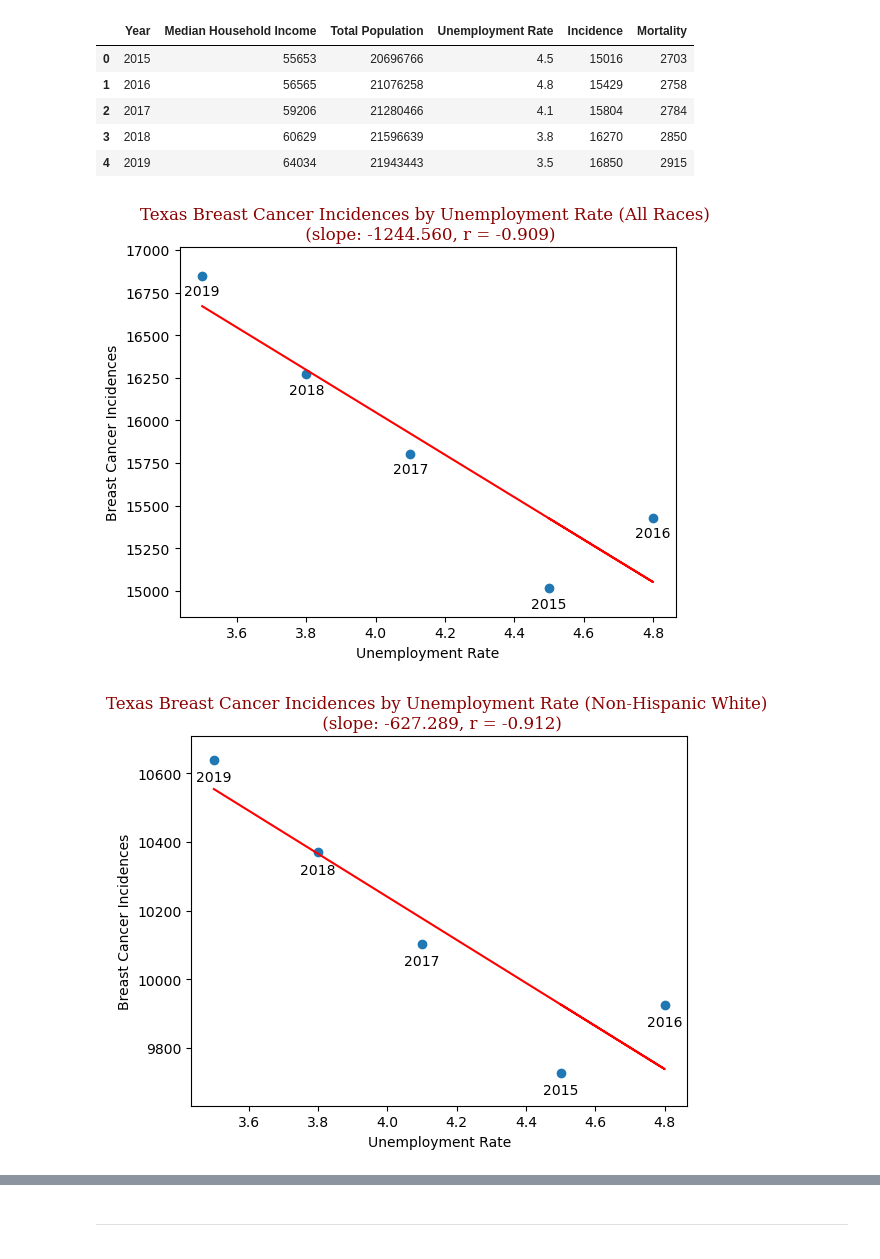
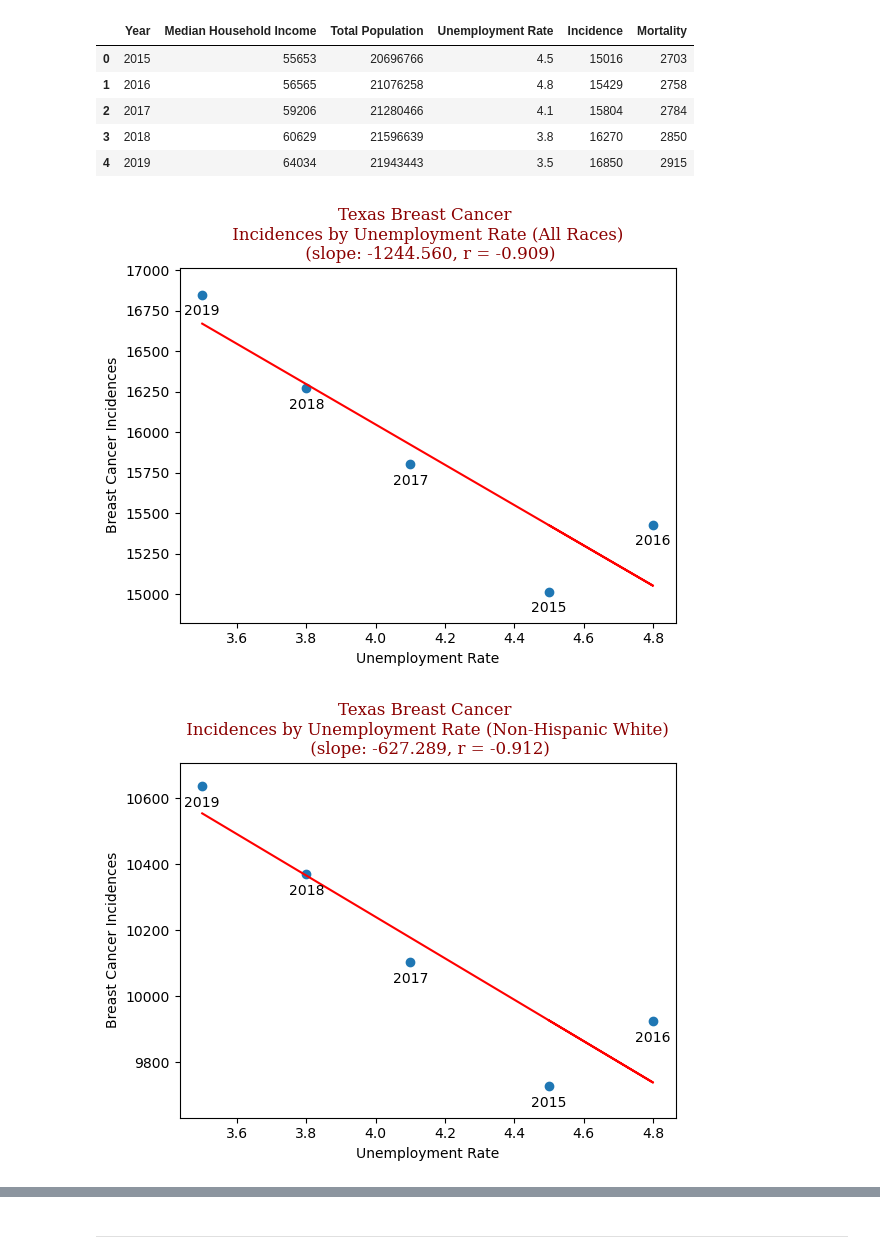
Before and after one commit to emilymees/Project-One, a Jupyter notebook: per_state.ipynb, the cells around one changed output, grey strips where cells are left out. Saved outputs shown, nothing was run; the diff lists cells and outputs as text; code cells hidden in the pictures.

Commit message:
updated figure titles

```diff
--- a/per_state.ipynb
+++ b/per_state.ipynb
@@ -195,40 +195,40 @@ texas_no_race
 # %%
 # Plot of texas_no_race breast cancer cases by unemployment rate
 
 font = {'family': 'serif', 'color': 'darkred', 'weight': 'normal', 'size': 12}
 
 fig = plt.figure()
-# fig.subplots_adjust(wspace=.2, top=.85, bottom=.4)
+fig.subplots_adjust(top=.85)
 
 ax = fig.add_subplot()
 x = texas_no_race['Unemployment Rate']
 y = texas_no_race['Incidence']
 ax.scatter(x, y)
 lin_reg(np.array(texas_no_race['Unemployment Rate']), np.array(texas_no_race['Incidence']))
 r, p = st.pearsonr(np.array(texas_no_race['Unemployment Rate']), np.array(texas_no_race['Incidence']))
 z = np.polyfit(np.array(texas_no_race['Unemployment Rate']), np.array(texas_no_race['Incidence']), 1)
-ax.set_title(f'Texas Breast Cancer Incidences by Unemployment Rate (All Races) \n (slope: {z[0]:.3f}, r = {r:.3f})', fontdict=font)
+ax.set_title(f'Texas Breast Cancer \n Incidences by Unemployment Rate (All Races) \n (slope: {z[0]:.3f}, r = {r:.3f})', fontdict=font)
 ax.set_xlabel('Unemployment Rate')
 ax.set_ylabel('Breast Cancer Incidences')
 ymin, ymax = ax.get_ylim()
-ax.set_ylim(ymin-75, ymax+75)
+ax.set_ylim(ymin-100, ymax+75)
 
-for i1, i2, years in zip(texas_no_race["Unemployment Rate"], texas_no_race["Incidence"]-50, texas_no_race["Year"]):
+for i1, i2, years in zip(texas_no_race["Unemployment Rate"], texas_no_race["Incidence"]-60, texas_no_race["Year"]):
         plt.text(i1, i2, f"{years}", va="top", ha="center")
 
 plt.savefig("Figures/2_TX_Unemploy_All.png")
 
 # fig.tight_layout()
 plt.show()
 # %% [output]
-[figure, old version]
+[figure, new version]
 # %%
 # Plot of texas breast cancer cases by unemployment rate (Non-Hispanic White)
 
 font = {'family': 'serif', 'color': 'darkred', 'weight': 'normal', 'size': 12}
 
 fig = plt.figure()
-# fig.subplots_adjust(wspace=.2, top=.85, bottom=.4)
+fig.subplots_adjust(top=.85)
 
 ax = fig.add_subplot()
 x = texas.loc[texas["Race"] == "Non-Hispanic White", 'Unemployment Rate']
@@ -240,7 +240,7 @@ r, p = st.pearsonr(np.array(texas.loc[texas['Race'] == 'Non-Hispanic White', 'Un
                     np.array(texas.loc[texas['Race'] == 'Non-Hispanic White', 'Incidence']))
 z = np.polyfit(np.array(texas.loc[texas['Race'] == 'Non-Hispanic White', 'Unemployment Rate']),
                 np.array(texas.loc[texas['Race'] == 'Non-Hispanic White', 'Incidence']), 1)
-ax.set_title(f'Texas Breast Cancer Incidences by Unemployment Rate (Non-Hispanic White) \n (slope: {z[0]:.3f}, r = {r:.3f})', fontdict=font)
+ax.set_title(f'Texas Breast Cancer \n Incidences by Unemployment Rate (Non-Hispanic White) \n (slope: {z[0]:.3f}, r = {r:.3f})', fontdict=font)
 ax.set_xlabel('Unemployment Rate')
 ax.set_ylabel('Breast Cancer Incidences')
 ymin, ymax = ax.get_ylim()
@@ -254,7 +254,7 @@ plt.savefig("Figures/2_TX_Unemploy_White.png")
 # fig.tight_layout()
 plt.show()
 # %% [output]
-[figure, old version]
+[figure, new version]
 # %%
 # Plot of texas breast cancer cases by unemployment rate (Non-Hispanic Black)
 
```
Also changed, not shown: parts of 6 cells of this notebook, 8 other files.
